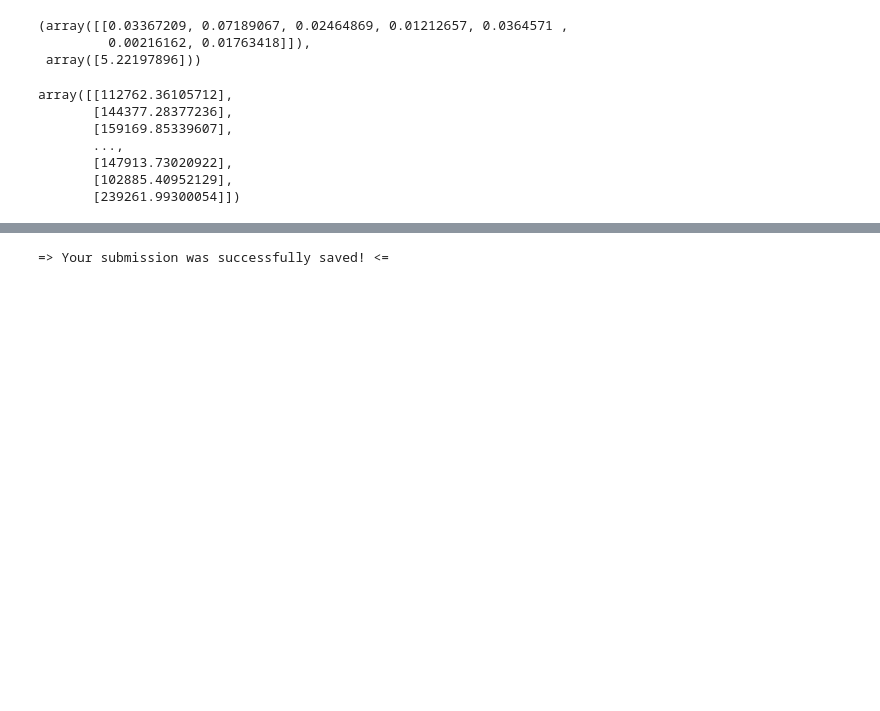
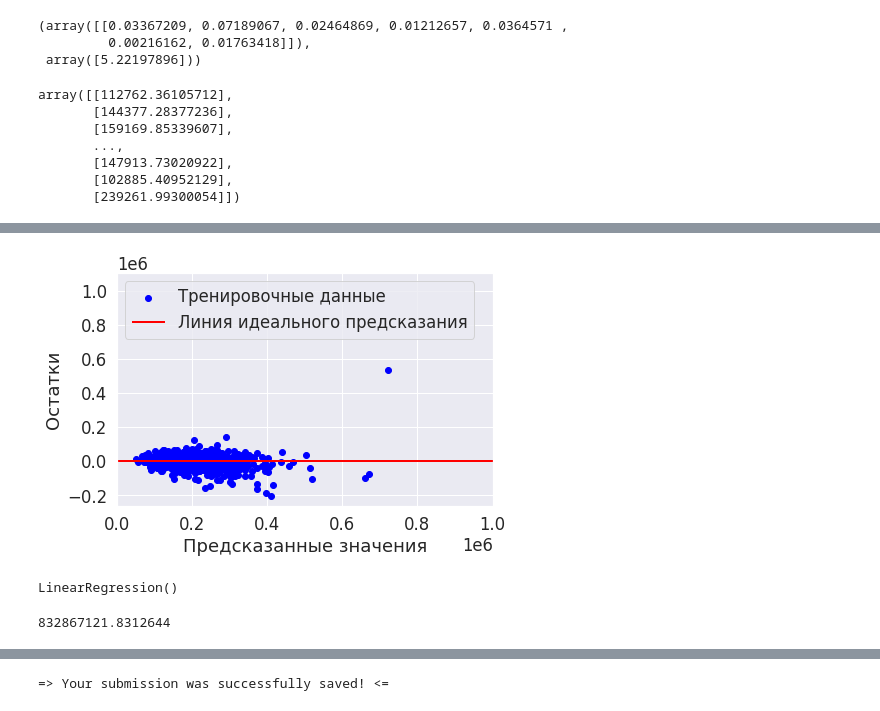
Before and after one commit to as1mple/labs_ds_courses, a Jupyter notebook: Predict_house_price.ipynb, the cells around one changed output, grey strips where cells are left out. Drawn from its saved outputs; the diff is of its cells as text; code cells hidden in the pictures; blank space fills up the shorter version.

```diff
--- a/Predict_house_price.ipynb
+++ b/Predict_house_price.ipynb
@@ -186,0 +188,11 @@ plt.show()
+# %%
+plt.scatter(10 ** slr.predict(X_norm), 10 ** slr.predict(X_norm) - y,
+            c='blue', marker='o', label='Тренировочные данные')
+plt.hlines(y=0, xmin=0, xmax=1e6, lw=2, color='red', label='Линия идеального предсказания')
+plt.xlabel('Предсказанные значения')
+plt.ylabel('Остатки')
+plt.legend(loc='upper left')
+plt.xlim([-0, 1e6])
+plt.show()
+# %% [output]
+[figure, added]
@@ -186,0 +202,9 @@ plt.show()
+# %%
+lr = LinearRegression()
+lr.fit(X_q, np.log10(y))
+# %% [output]
+LinearRegression()
+# %%
+mean_squared_error(y, 10 ** lr.predict(X_q))
+# %% [output]
+832867121.8312644
```
Also changed, not shown: parts of 10 cells of this notebook.
